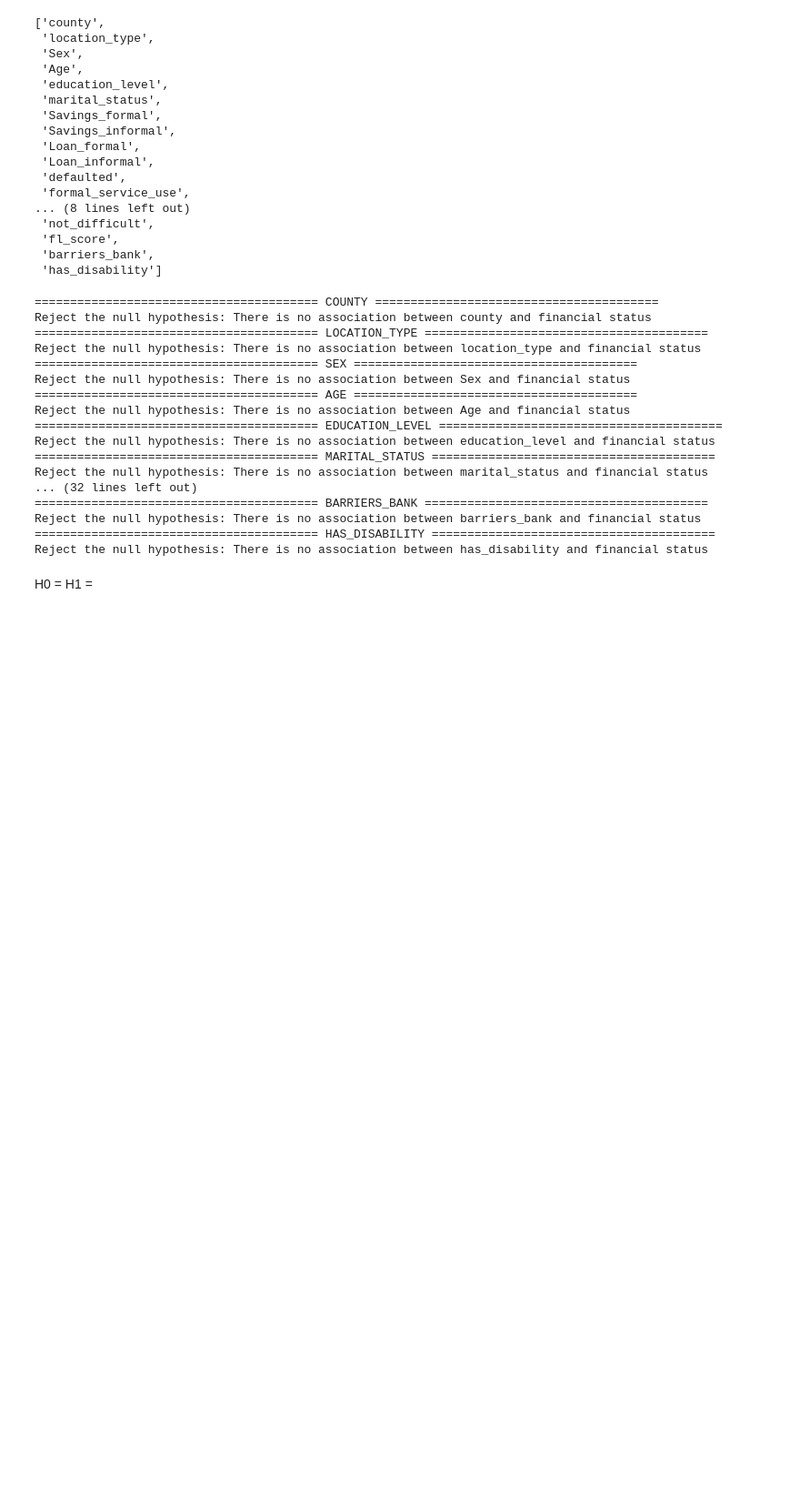
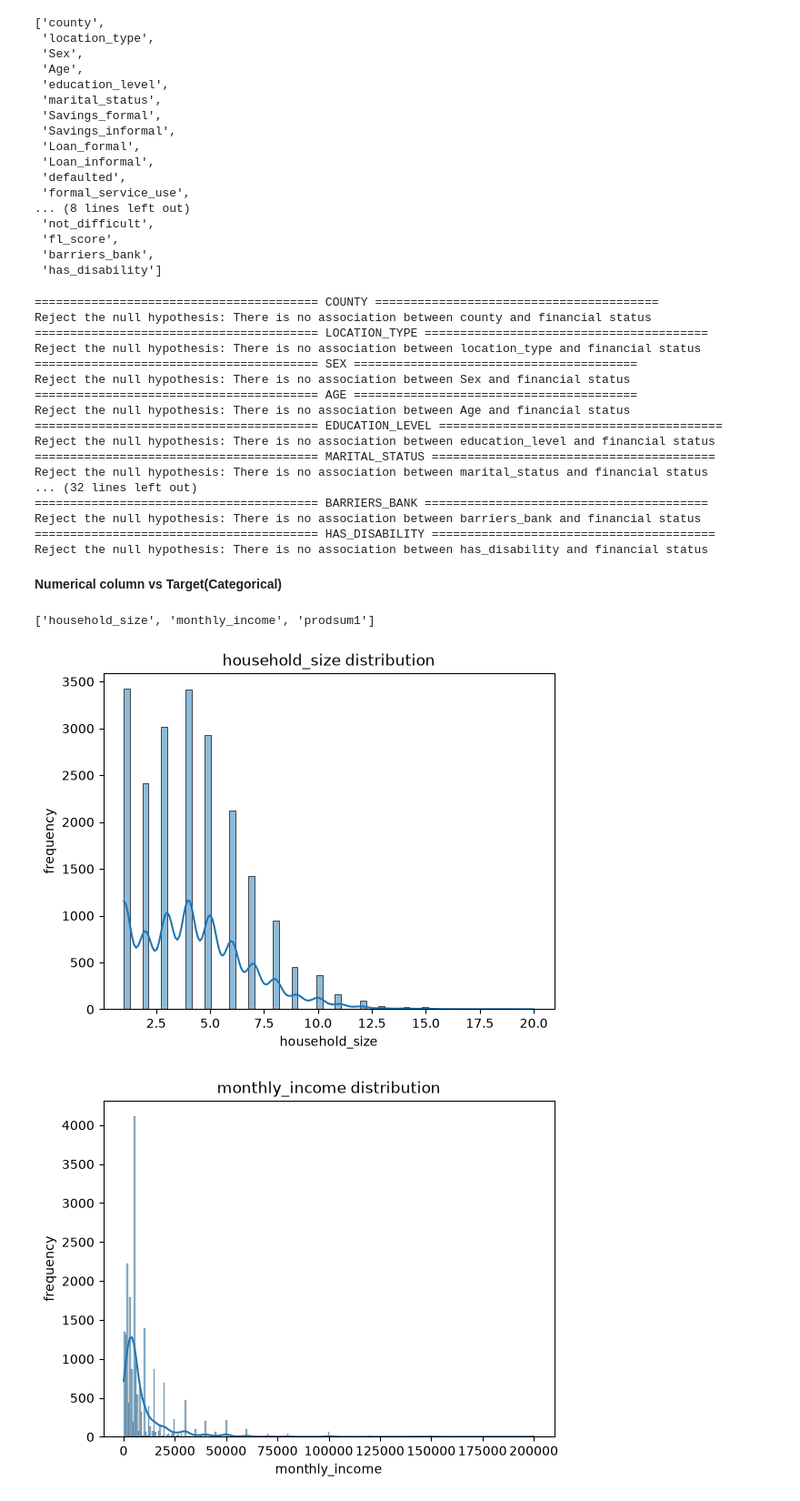
Before and after one commit to OleSuyaye/financial-status-prediction, a Jupyter notebook: notebook/finaccess.ipynb, the cells around one changed output. Shown at 91% size. Cells and saved outputs as stored; diff of their text form; code cells hidden in the pictures; blank space fills up the shorter version.

Commit message:
Numerical columns vs Target(Categorical column

```diff
--- a/notebook/finaccess.ipynb
+++ b/notebook/finaccess.ipynb
@@ -505,6 +506,25 @@ Reject the null hypothesis: There is no association between marital_status and f
 Reject the null hypothesis: There is no association between barriers_bank and financial status
 ======================================== HAS_DISABILITY ========================================
 Reject the null hypothesis: There is no association between has_disability and financial status
-# %% [markdown]
-H0 =
-H1 =
+# %% [markdown]
+__Numerical column vs Target(Categorical)__
+# %%
+# Create numeric columns
+numeric_columns = financial_data.select_dtypes(include= ["int", "float"]).columns.to_list()
+# %%
+numeric_columns
+# %% [output]
+['household_size', 'monthly_income', 'prodsum1']
+# %%
+# Checking the distribution of numeric columns
+
+for column in numeric_columns:
+    plt.Figure(figsize=(10,5))
+    sns.histplot(financial_data[column], kde=True)
+    plt.title(f"{column} distribution")
+    plt.xlabel(column)
+    plt.ylabel("frequency")
+    plt.show()
+# %% [output]
+[figure, added]
+[figure, added]
```
Also changed, not shown: parts of 6 cells of this notebook.
